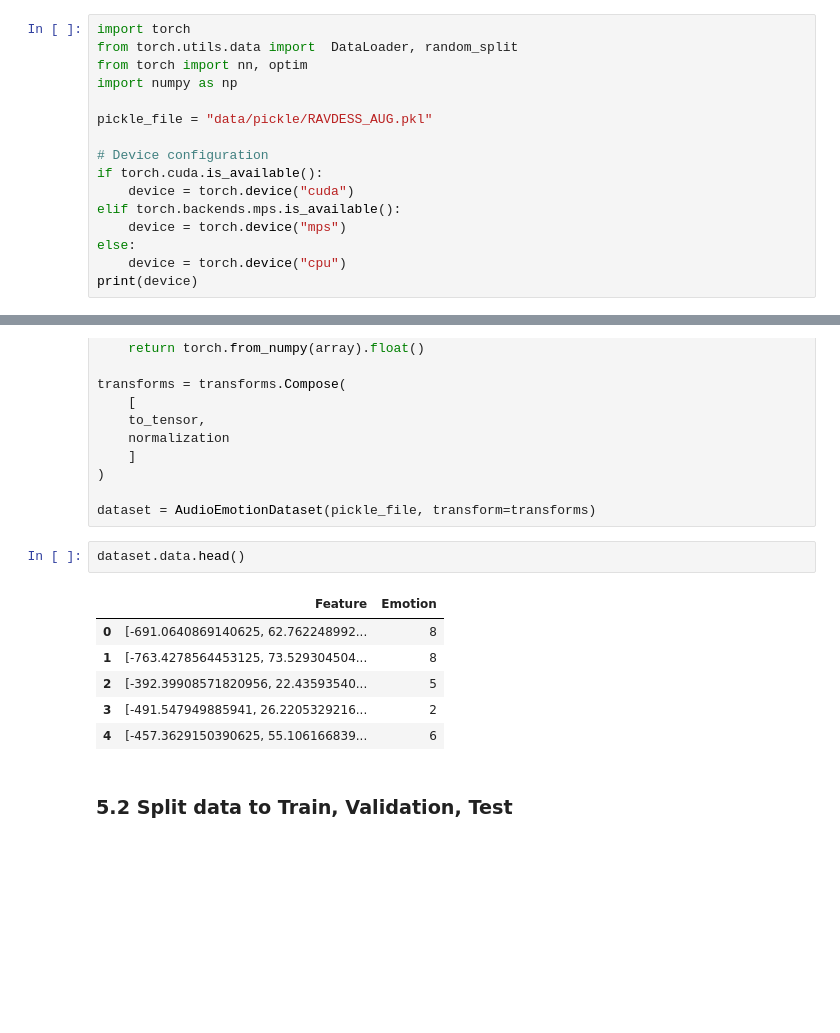
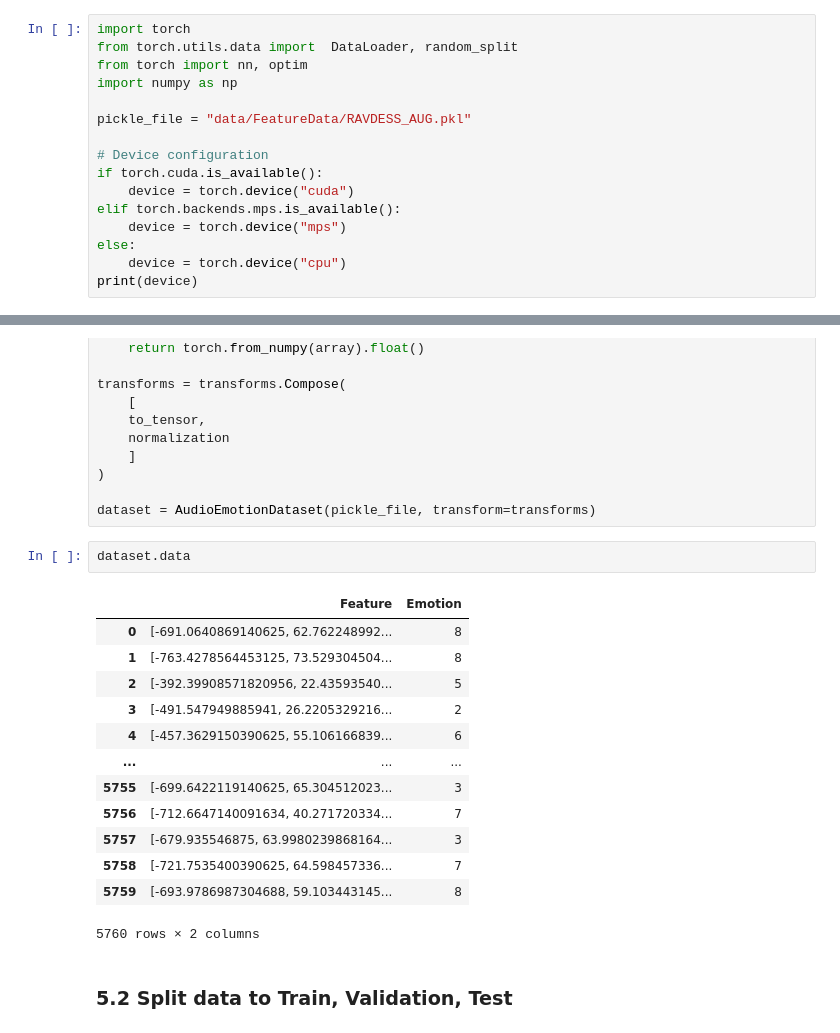
Before and after one commit to EmadBahreini/Audio-Emotion-Recognition, a Jupyter notebook: main.ipynb, the cells around one changed output, grey strips where cells are left out. Cells and saved outputs as stored; diff of their text form; blank space fills up the shorter version.

```diff
--- a/main.ipynb
+++ b/main.ipynb
@@ -645,7 +649,7 @@ from torch.utils.data import  DataLoader, random_split
 from torch import nn, optim
 import numpy as np
 
-pickle_file = "data/pickle/RAVDESS_AUG.pkl"
+pickle_file = "data/FeatureData/RAVDESS_AUG.pkl"
 
 # Device configuration
 if torch.cuda.is_available():
@@ -685,14 +689,21 @@ transforms = transforms.Compose(
 
 dataset = AudioEmotionDataset(pickle_file, transform=transforms)
 # %%
-dataset.data.head()
+dataset.data
 # %% [output]
 |  | Feature | Emotion |
 | 0 | [-691.0640869140625, 62.762248992... | 8 |
 | 1 | [-763.4278564453125, 73.529304504... | 8 |
 | 2 | [-392.39908571820956, 22.43593540... | 5 |
 | 3 | [-491.547949885941, 26.2205329216... | 2 |
 | 4 | [-457.3629150390625, 55.106166839... | 6 |
+| ... | ... | ... |
+| 5755 | [-699.6422119140625, 65.304512023... | 3 |
+| 5756 | [-712.6647140091634, 40.271720334... | 7 |
+| 5757 | [-679.935546875, 63.9980239868164... | 3 |
+| 5758 | [-721.7535400390625, 64.598457336... | 7 |
+| 5759 | [-693.9786987304688, 59.103443145... | 8 |
+5760 rows × 2 columns
 # %% [markdown]
 ### 5.2 Split data to Train, Validation, Test
 # %%
```
Also changed, not shown: parts of 1 cell of this notebook, 3 other files.
